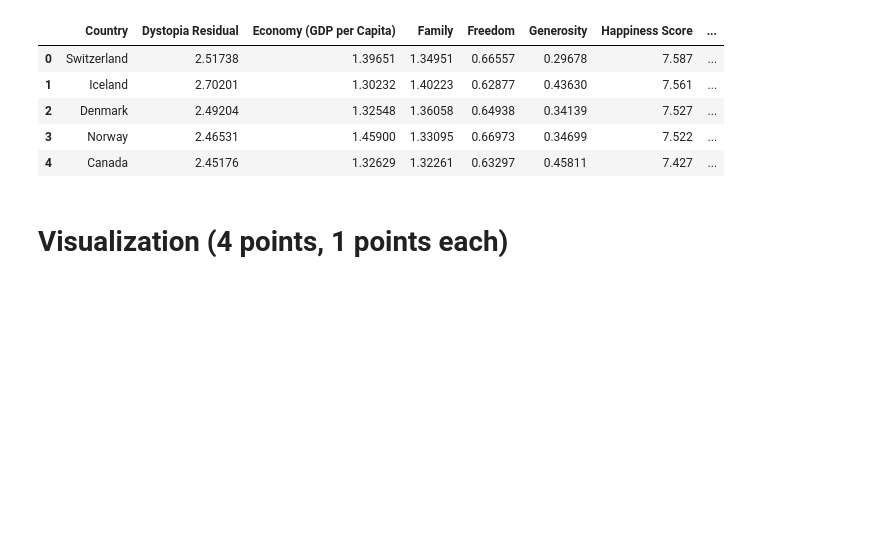
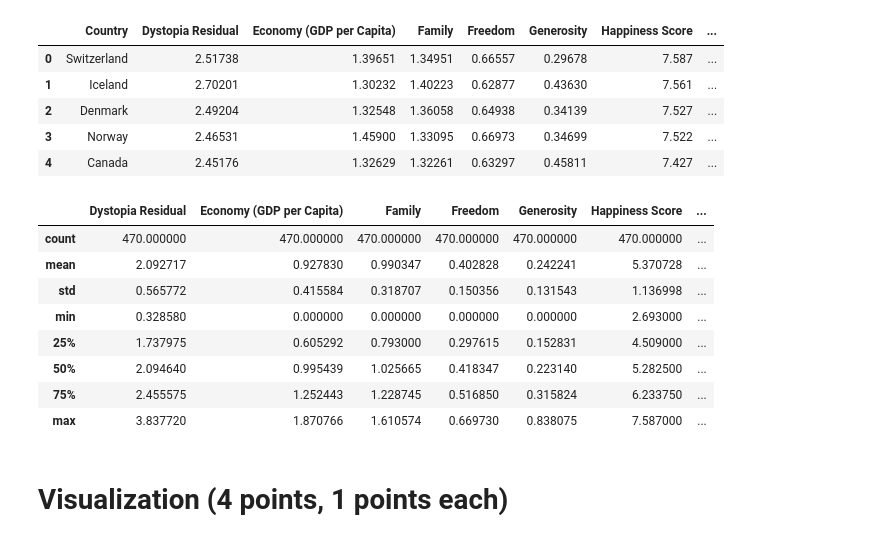
Before and after one commit to wqx13579/Happiness, a Jupyter notebook: Happiness Analysis.ipynb, the cells around one changed output. Drawn from its saved outputs; the diff is of its cells as text; code cells hidden in the pictures; blank space fills up the shorter version.

```diff
--- a/Happiness Analysis.ipynb
+++ b/Happiness Analysis.ipynb
@@ -125,5 +125,17 @@ happy.head()
 | 2 | Denmark | 2.49204 | 1.32548 | 1.36058 | 0.64938 | 0.34139 | 7.527 | ... |
 | 3 | Norway | 2.46531 | 1.45900 | 1.33095 | 0.66973 | 0.34699 | 7.522 | ... |
 | 4 | Canada | 2.45176 | 1.32629 | 1.32261 | 0.63297 | 0.45811 | 7.427 | ... |
+# %%
+happy.describe()
+# %% [output]
+|  | Dystopia Residual | Economy (GDP per Capita) | Family | Freedom | Generosity | Happiness Score | ... |
+| count | 470.000000 | 470.000000 | 470.000000 | 470.000000 | 470.000000 | 470.000000 | ... |
+| mean | 2.092717 | 0.927830 | 0.990347 | 0.402828 | 0.242241 | 5.370728 | ... |
+| std | 0.565772 | 0.415584 | 0.318707 | 0.150356 | 0.131543 | 1.136998 | ... |
+| min | 0.328580 | 0.000000 | 0.000000 | 0.000000 | 0.000000 | 2.693000 | ... |
+| 25% | 1.737975 | 0.605292 | 0.793000 | 0.297615 | 0.152831 | 4.509000 | ... |
+| 50% | 2.094640 | 0.995439 | 1.025665 | 0.418347 | 0.223140 | 5.282500 | ... |
+| 75% | 2.455575 | 1.252443 | 1.228745 | 0.516850 | 0.315824 | 6.233750 | ... |
+| max | 3.837720 | 1.870766 | 1.610574 | 0.669730 | 0.838075 | 7.587000 | ... |
 # %% [markdown]
 # Visualization (4 points, 1 points each)
```
Also changed, not shown: parts of 8 cells of this notebook.
